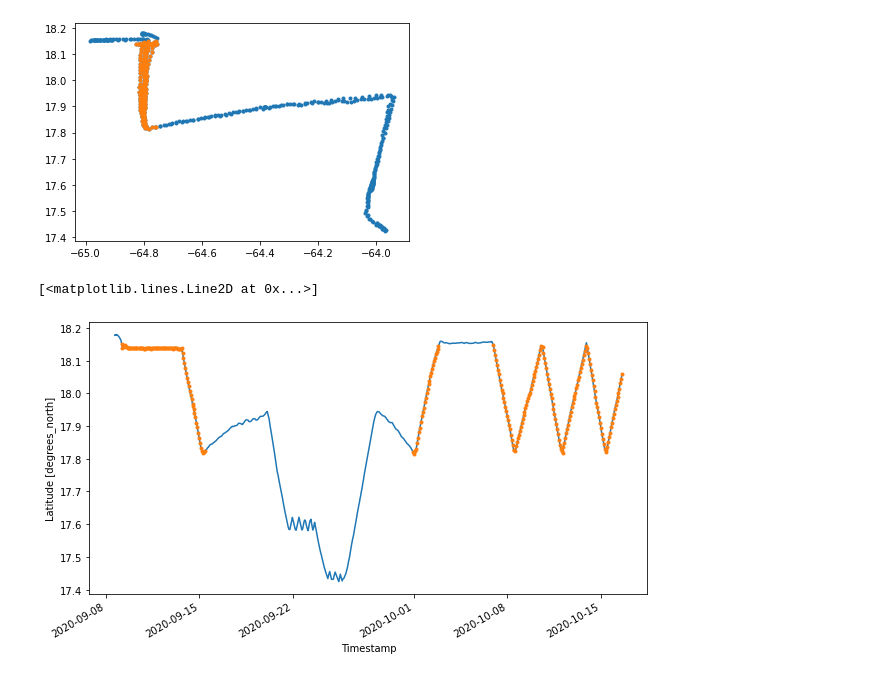
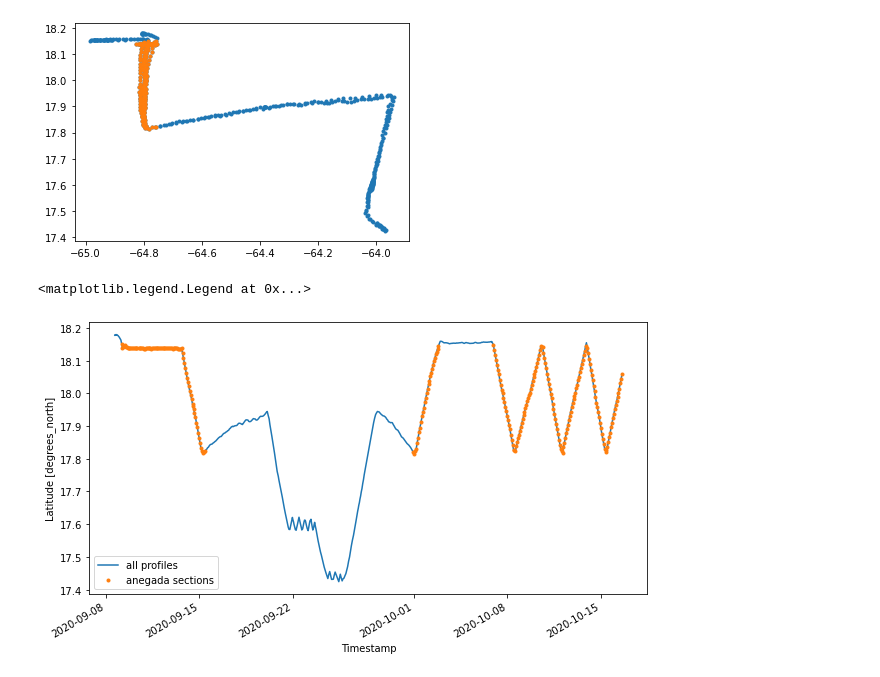
Before and after one commit to rucool/IOO_masters2020, a Jupyter notebook: RU29_anegada.ipynb, the cells around one changed output. Cells and saved outputs as stored; diff of their text form; code cells hidden in the pictures.

```diff
--- a/RU29_anegada.ipynb
+++ b/RU29_anegada.ipynb
@@ -128,9 +130,11 @@ plt.plot(anegada_crossings.longitude, anegada_crossings.latitude, '.')
 # %%
 
 # plot lat vs time to see the crossings
 plt.figure( figsize=(10,5))
-profiles.latitude.plot()
-anegada_crossings.latitude.plot(marker = '.', linestyle='')
+profiles.latitude.plot( label='all profiles')
+anegada_crossings.latitude.plot(marker = '.', linestyle='', label='anegada sections')
+
+plt.legend()
 # %% [output]
-[<matplotlib.lines.Line2D at 0x...>]
+<matplotlib.legend.Legend at 0x...>
-[figure, old version]
+[figure, new version]
```
Also changed, not shown: parts of 5 cells of this notebook.
